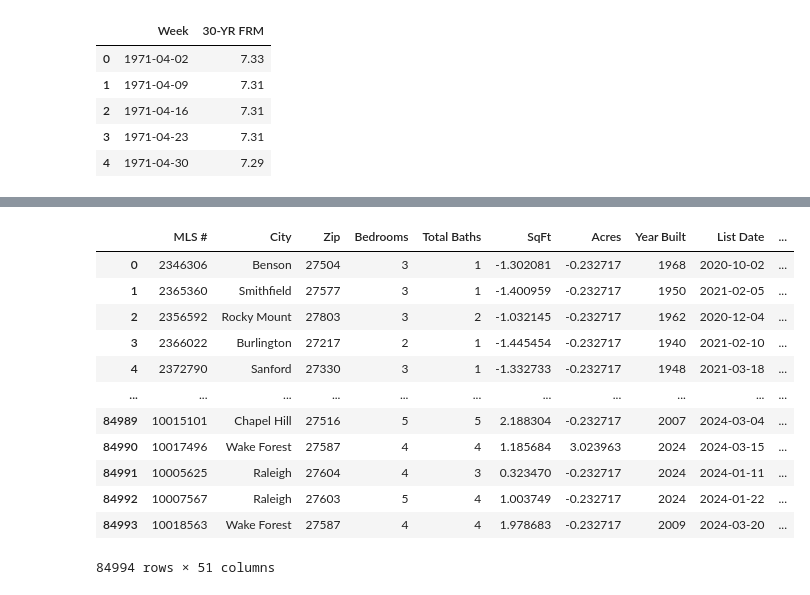
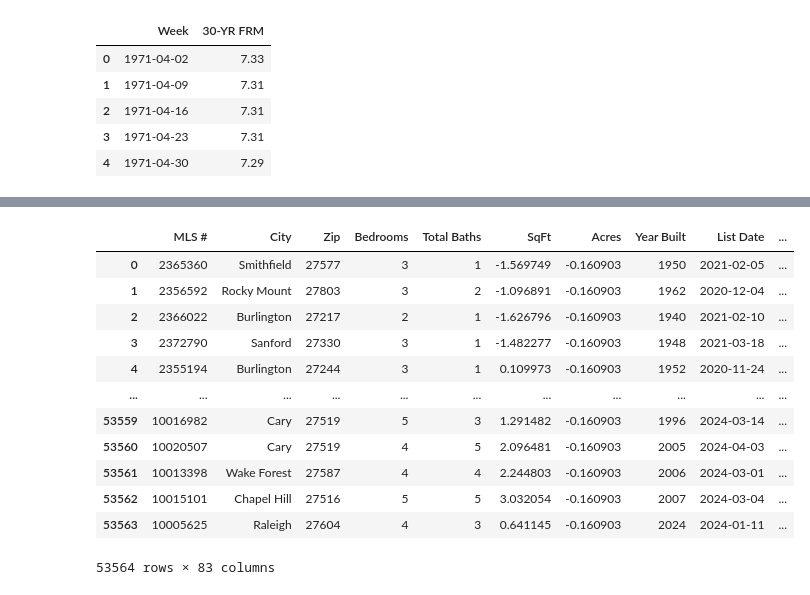
Before and after one commit to drlphysics/Real_Estate_Final_Project, a Jupyter notebook: data_cleanup.ipynb, the cells around one changed output, grey strips where cells are left out. Saved outputs shown, nothing was run; the diff lists cells and outputs as text; code cells hidden in the pictures.

Commit message:
Updated data cleaning file to transform lat and lon and created new checkpoint csv

```diff
--- a/data_cleanup.ipynb
+++ b/data_cleanup.ipynb
@@ -581,7 +540,0 @@ sfr_df.head()
-# %%
-# Scaling numerical features
-scaler = StandardScaler()
-numerical_features = ['List Price', 'SqFt', 'Acres', 'Days on Market', 'Price Increase Percentage', 'Age of Property', 'Lat', 'Lon', 'Rate']
-sfr_df[numerical_features] = scaler.fit_transform(sfr_df[numerical_features])
-
-sfr_df.head()
@@ -615,0 +670,3 @@ sfr_df
+# %%
+# Drop all rows where Lat or Lon is null
+lat_lon_df = lat_lon_df.dropna(subset=['Lat', 'Lon'])
@@ -615,0 +678,7 @@ sfr_df
+# %%
+# Scaling numerical features
+scaler = StandardScaler()
+numerical_features = ['List Price', 'SqFt', 'Acres', 'Days on Market', 'Price Increase Percentage', 'Age of Property', 'Lat', 'Lon', 'Rate']
+lat_lon_df[numerical_features] = scaler.fit_transform(lat_lon_df[numerical_features])
+
+lat_lon_df.head()
@@ -615,0 +748,17 @@ sfr_df
+# %%
+# Create a new model that outputs the spatial features instead of the final prediction
+feature_extractor = Model(inputs=model.input, outputs=model.get_layer('spatial_features').output)  # 'dense' is the default name of your Dense layer
+
+# Use the feature extractor to generate spatial features for your dataset
+# Pass in the latitude and longitude data to get the spatial features
+spatial_features = feature_extractor.predict([lat_lon_df['Lat'], lat_lon_df['Lon']])
+
+# Convert spatial features to a DataFrame if you want to integrate them with your existing dataset
+spatial_features_df = pd.DataFrame(spatial_features, columns=[f'spatial_feature_{i+1}' for i in range(spatial_features.shape[1])])
+
+# Reset the index of both DataFrames before concatenation to avoid mismatched indices
+lat_lon_df.reset_index(drop=True, inplace=True)
+spatial_features_df.reset_index(drop=True, inplace=True)
+
+# Add the new spatial features to your original dataset
+embedded_df = pd.concat([lat_lon_df, spatial_features_df], axis=1)
@@ -616,38 +783,38 @@ sfr_df
 # %%
 # Create a one-hot encoder
 encoder = OneHotEncoder(sparse=False)
 
 # Reshape the "City" column to a 2D array
-city_column = sfr_df['City'].values.reshape(-1, 1)
+city_column = embedded_df['City'].values.reshape(-1, 1)
 
 # Encode the "City" column
 city_encoded = encoder.fit_transform(city_column)
 
 # Create a DataFrame with the encoded values
 city_encoded_df = pd.DataFrame(city_encoded, columns=encoder.get_feature_names_out(['City']))
 
 # Reset the index of both DataFrames before concatenation to avoid mismatched indices
-sfr_df.reset_index(drop=True, inplace=True)
+embedded_df.reset_index(drop=True, inplace=True)
 city_encoded_df.reset_index(drop=True, inplace=True)
 
 # Concatenate the encoded DataFrame with the original DataFrame
-sfr_df_encoded = pd.concat([sfr_df, city_encoded_df], axis=1)
+sfr_df_encoded = pd.concat([embedded_df, city_encoded_df], axis=1)
 
 sfr_df_encoded
 # %% [output]
 |  | MLS # | City | Zip | Bedrooms | Total Baths | SqFt | Acres | Year Built | List Date | ... |
-| 0 | 2346306 | Benson | 27504 | 3 | 1 | -1.302081 | -0.232717 | 1968 | 2020-10-02 | ... |
-| 1 | 2365360 | Smithfield | 27577 | 3 | 1 | -1.400959 | -0.232717 | 1950 | 2021-02-05 | ... |
-| 2 | 2356592 | Rocky Mount | 27803 | 3 | 2 | -1.032145 | -0.232717 | 1962 | 2020-12-04 | ... |
-| 3 | 2366022 | Burlington | 27217 | 2 | 1 | -1.445454 | -0.232717 | 1940 | 2021-02-10 | ... |
-| 4 | 2372790 | Sanford | 27330 | 3 | 1 | -1.332733 | -0.232717 | 1948 | 2021-03-18 | ... |
+| 0 | 2365360 | Smithfield | 27577 | 3 | 1 | -1.569749 | -0.160903 | 1950 | 2021-02-05 | ... |
+| 1 | 2356592 | Rocky Mount | 27803 | 3 | 2 | -1.096891 | -0.160903 | 1962 | 2020-12-04 | ... |
+| 2 | 2366022 | Burlington | 27217 | 2 | 1 | -1.626796 | -0.160903 | 1940 | 2021-02-10 | ... |
+| 3 | 2372790 | Sanford | 27330 | 3 | 1 | -1.482277 | -0.160903 | 1948 | 2021-03-18 | ... |
+| 4 | 2355194 | Burlington | 27244 | 3 | 1 | 0.109973 | -0.160903 | 1952 | 2020-11-24 | ... |
 | ... | ... | ... | ... | ... | ... | ... | ... | ... | ... | ... |
-| 84989 | 10015101 | Chapel Hill | 27516 | 5 | 5 | 2.188304 | -0.232717 | 2007 | 2024-03-04 | ... |
-| 84990 | 10017496 | Wake Forest | 27587 | 4 | 4 | 1.185684 | 3.023963 | 2024 | 2024-03-15 | ... |
-| 84991 | 10005625 | Raleigh | 27604 | 4 | 3 | 0.323470 | -0.232717 | 2024 | 2024-01-11 | ... |
-| 84992 | 10007567 | Raleigh | 27603 | 5 | 4 | 1.003749 | -0.232717 | 2024 | 2024-01-22 | ... |
-| 84993 | 10018563 | Wake Forest | 27587 | 4 | 4 | 1.978683 | -0.232717 | 2009 | 2024-03-20 | ... |
+| 53559 | 10016982 | Cary | 27519 | 5 | 3 | 1.291482 | -0.160903 | 1996 | 2024-03-14 | ... |
+| 53560 | 10020507 | Cary | 27519 | 4 | 5 | 2.096481 | -0.160903 | 2005 | 2024-04-03 | ... |
+| 53561 | 10013398 | Wake Forest | 27587 | 4 | 4 | 2.244803 | -0.160903 | 2006 | 2024-03-01 | ... |
+| 53562 | 10015101 | Chapel Hill | 27516 | 5 | 5 | 3.032054 | -0.160903 | 2007 | 2024-03-04 | ... |
+| 53563 | 10005625 | Raleigh | 27604 | 4 | 3 | 0.641145 | -0.160903 | 2024 | 2024-01-11 | ... |
-84994 rows × 51 columns
+53564 rows × 83 columns
 # %%
 # Target variable analysis
 plt.figure(figsize=(8, 6))
```
Also changed, not shown: parts of 33 cells of this notebook, 5 other files.
